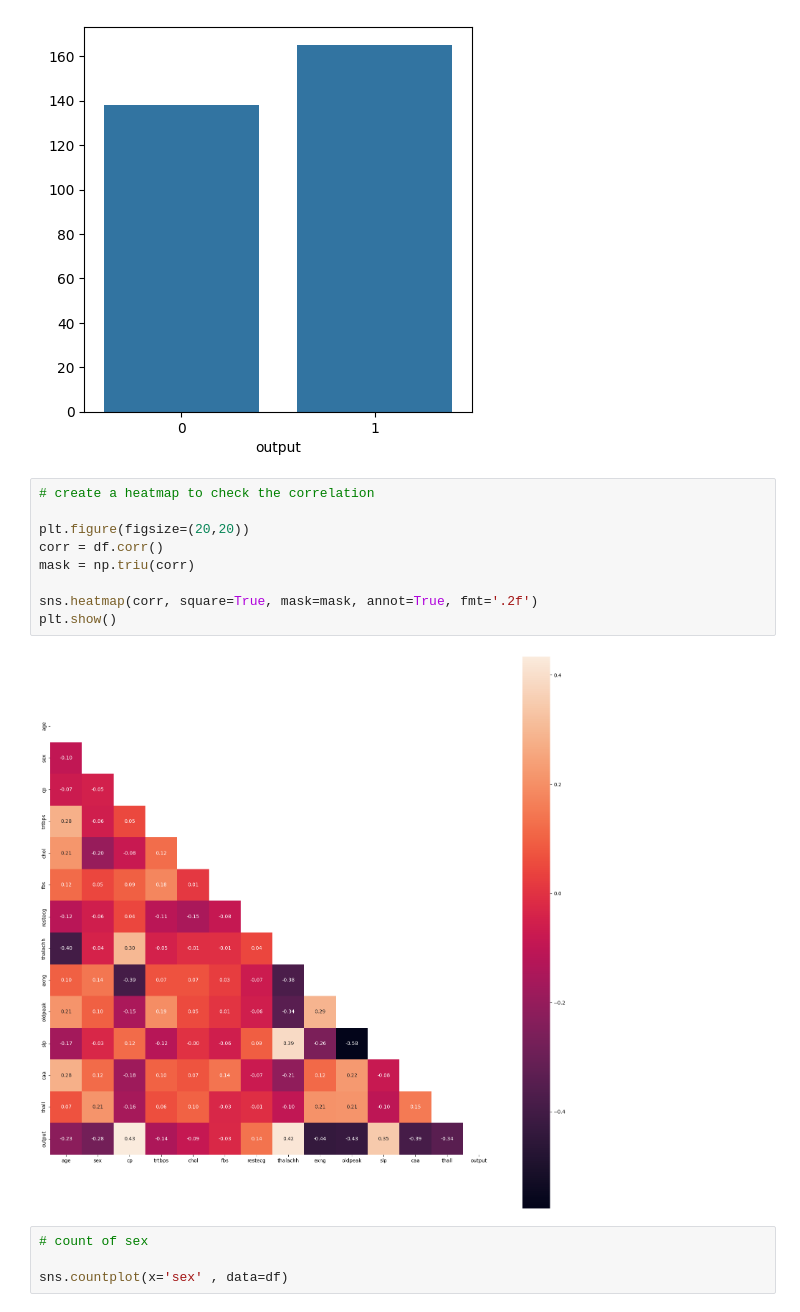
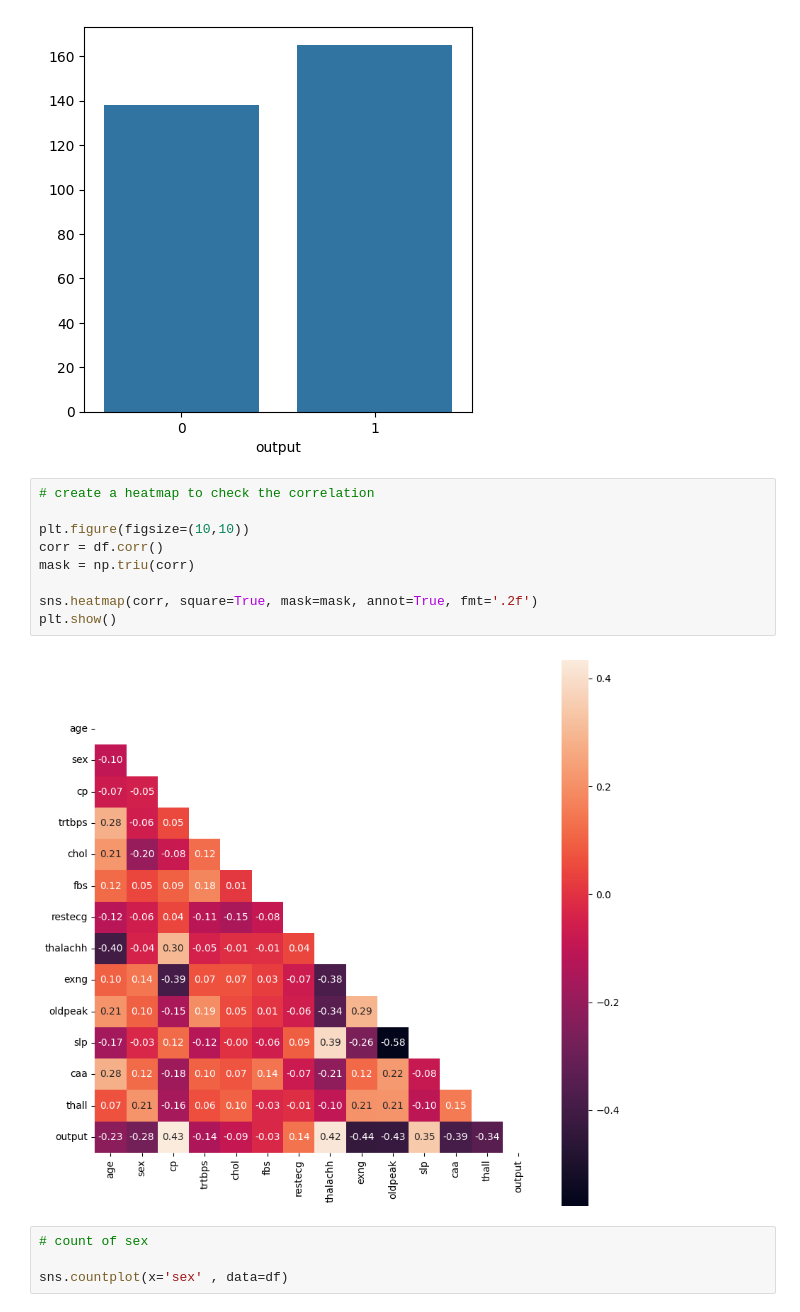
Before and after one commit to shadmankhezri/classification, a Jupyter notebook: heart_attack/heart_attack.ipynb, the cells around one changed output. Drawn from its saved outputs; the diff is of its cells as text.

```diff
--- a/heart_attack/heart_attack.ipynb
+++ b/heart_attack/heart_attack.ipynb
@@ -146,14 +146,14 @@ sns.barplot(x=df['output'].value_counts().index , y=df['output'].value_counts().
 # %%
 # create a heatmap to check the correlation
 
-plt.figure(figsize=(20,20))
+plt.figure(figsize=(10,10))
 corr = df.corr()
 mask = np.triu(corr)
 
 sns.heatmap(corr, square=True, mask=mask, annot=True, fmt='.2f')
 plt.show()
 # %% [output]
-[figure, old version]
+[figure, new version]
 # %%
 # count of sex
 
```
Also changed, not shown: 1 other file.
